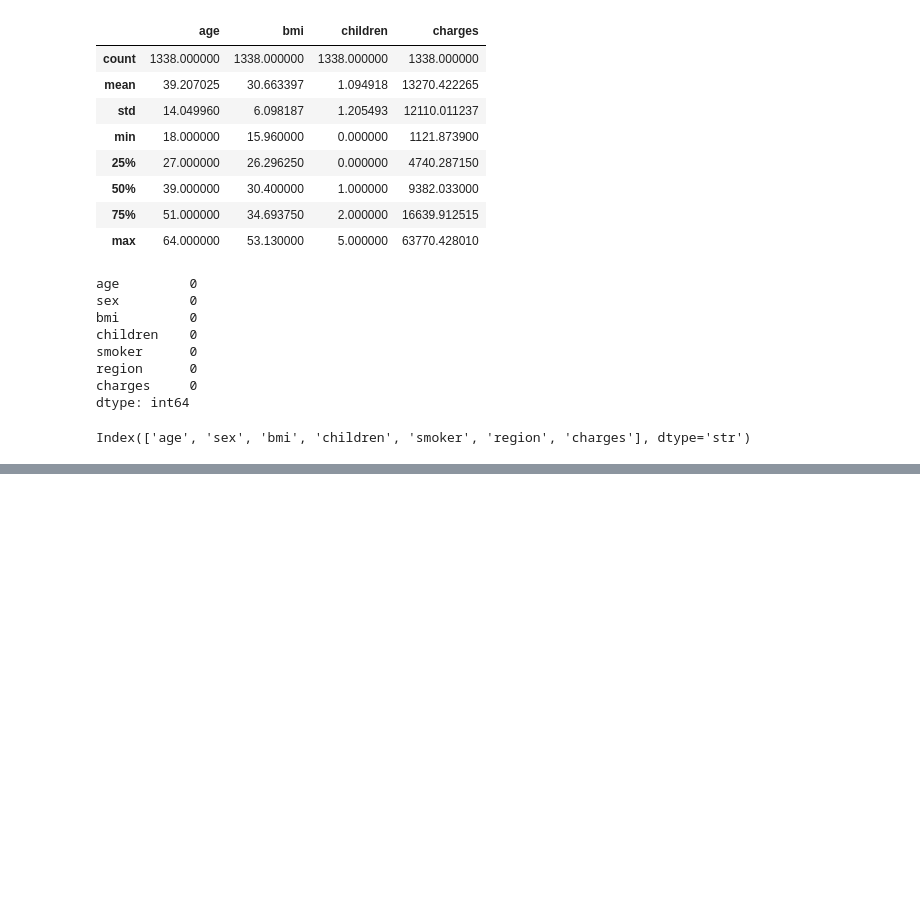
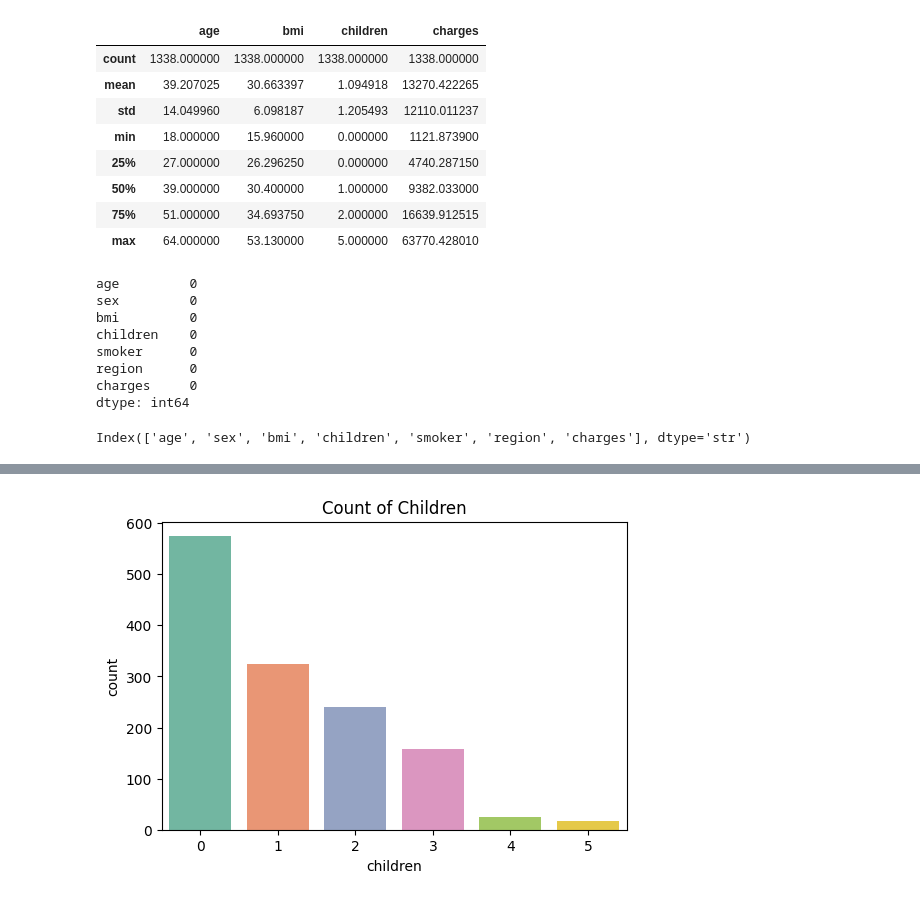
Before and after one commit to laxmansharma1811/Feature_Extraction_Project, a Jupyter notebook: insurance.ipynb, the cells around one changed output, grey strips where cells are left out. Cells and saved outputs as stored; diff of their text form; code cells hidden in the pictures; blank space fills up the shorter version.

```diff
--- a/insurance.ipynb
+++ b/insurance.ipynb
@@ -80,0 +81,7 @@ for cols in numeric_cols:
+# %%
+plt.figure(figsize=(6, 4))
+sns.countplot(data=df, x='children', palette='Set2')
+plt.title('Count of Children')
+plt.show()
+# %% [output]
+[figure, added]
```
Also changed, not shown: parts of 3 cells of this notebook.
